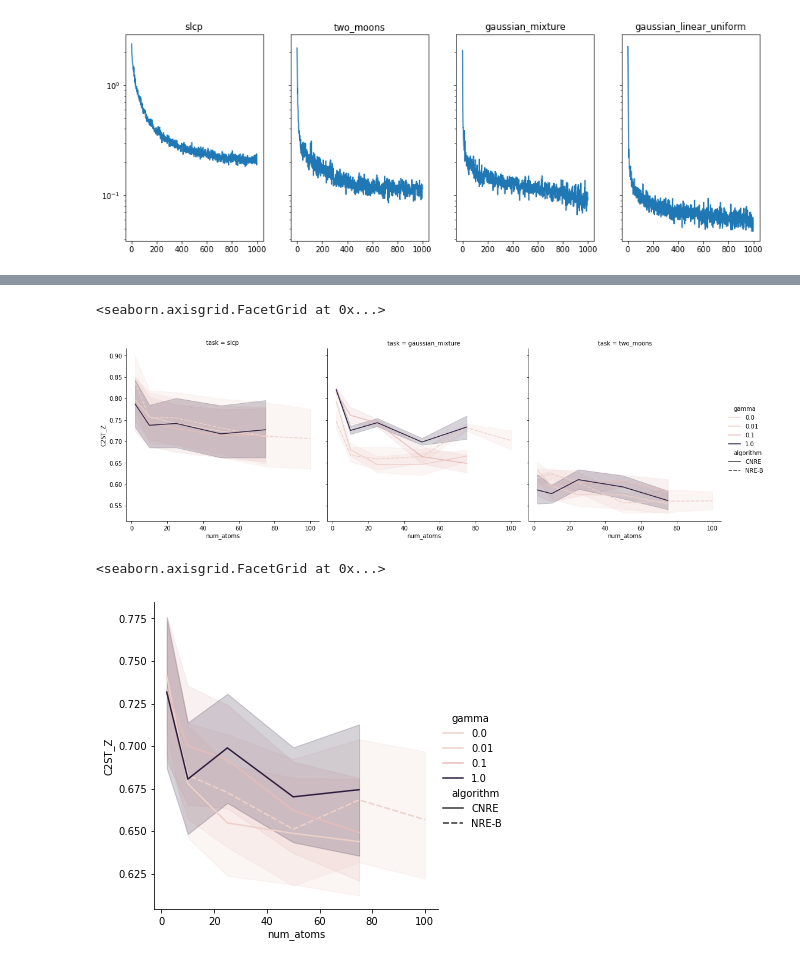
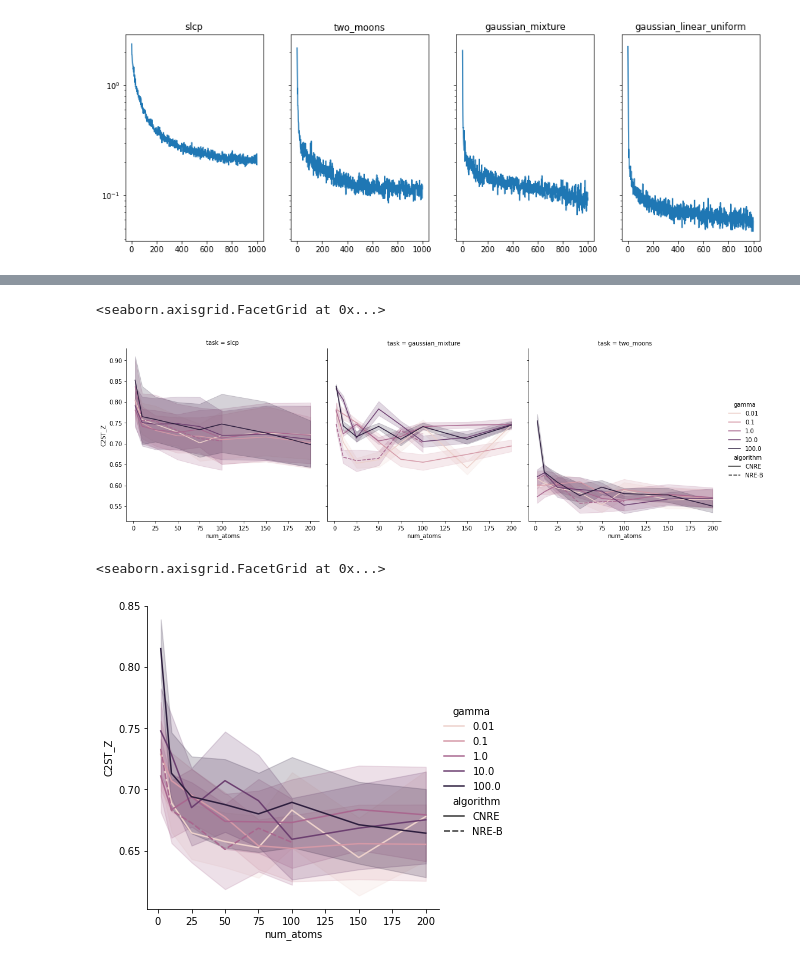
Before and after one commit to bkmi/cnre, a Jupyter notebook: infinite/01 validation loss.ipynb, the cells around one changed output, grey strips where cells are left out. Saved outputs shown, nothing was run; the diff lists cells and outputs as text; code cells hidden in the pictures.

```diff
--- a/infinite/01 validation loss.ipynb
+++ b/infinite/01 validation loss.ipynb
@@ -48,6 +51,7 @@ files = [
     # "metrics02.csv",
     "metrics-512.csv",
     "metrics-512b.csv",
+    "metrics-reuse-false.csv"
 ]
 df = pd.concat([pd.read_csv(file, index_col=0) for file in files], ignore_index=True)
 print(len(df))
@@ -78,11 +82,11 @@ Index(['task', 'seed', 'algorithm', 'num_atoms', 'gamma', 'extra_theta_factor',
 # %%
 # groupby drops NaNs fix this here.
-df["gamma"] = df["gamma"].fillna(0.0)
+df["gamma"] = df["gamma"].fillna(1.0)
 
 df_wide = pd.wide_to_long(
     df,
     ["C2ST_Z"],
-    i=["task", "algorithm", "num_atoms", "gamma", "num_blocks", "hidden_features"],
+    i=["task", "algorithm", "num_atoms", "gamma", "num_blocks", "hidden_features", "reuse"],
     j="num_observation",
     sep="-"
 )
@@ -123,20 +127,22 @@ sns.relplot(
     style="algorithm",
     col="task",
     kind="line",
+    hue_norm=LogNorm(),
 )
 # %% [output]
 <seaborn.axisgrid.FacetGrid at 0x...>
-[figure, old version]
+[figure, new version]
 # %%
 sns.relplot(
     data=df_wide,
     x="num_atoms",
     y="C2ST_Z",
     hue="gamma",
     style="algorithm",
     # col="task",
     kind="line",
+    hue_norm=LogNorm(),
 )
 # %% [output]
 <seaborn.axisgrid.FacetGrid at 0x...>
-[figure, old version]
+[figure, new version]
```
Also changed, not shown: parts of 4 cells of this notebook, 2 other files.
